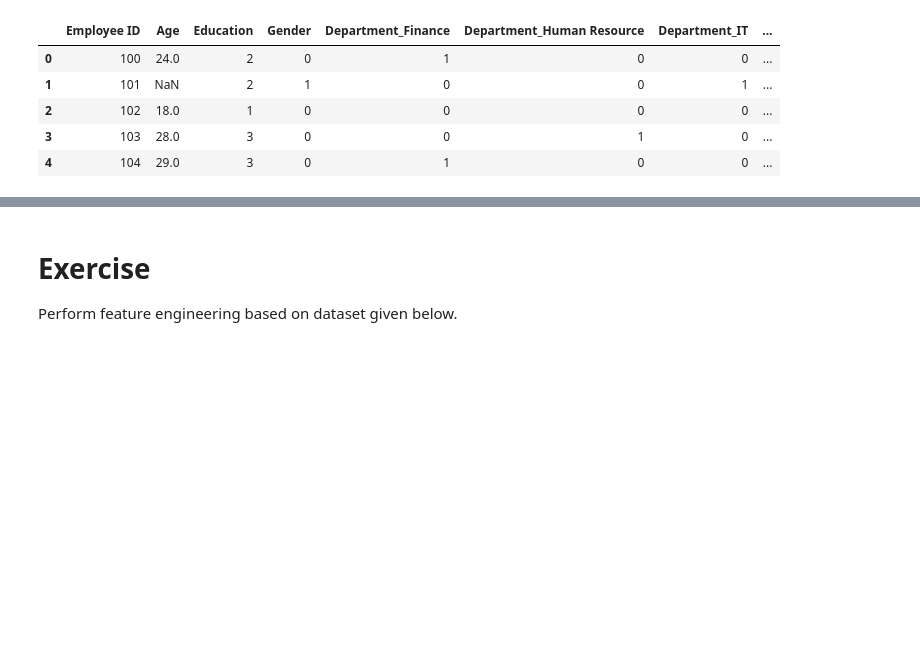
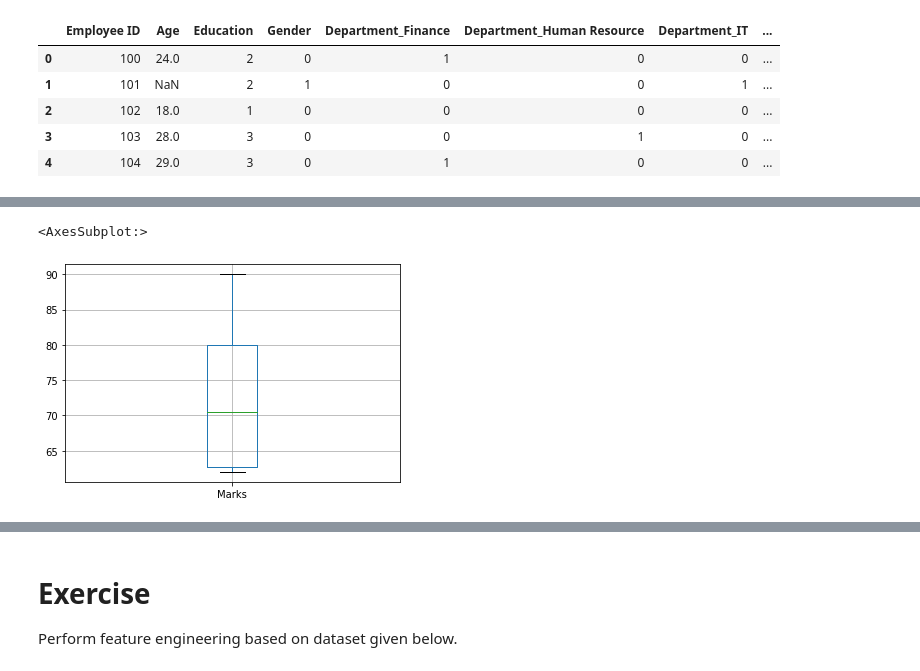
Before and after one commit to CertifaiAI/data-science-fundamentals, a Jupyter notebook: day_1/1S_Feature_Engineering.ipynb, the cells around one changed output, grey strips where cells are left out. Drawn from its saved outputs; the diff is of its cells as text; code cells hidden in the pictures; blank space fills up the shorter version.

```diff
--- a/day_1/1S_Feature_Engineering.ipynb
+++ b/day_1/1S_Feature_Engineering.ipynb
@@ -284,0 +396,7 @@ df.head()
+# %%
+stud_winsor['Marks'] = winsorize(stud_winsor['Marks'], limits=[0.25, 0.1])
+# %%
+stud_winsor.boxplot()
+# %% [output]
+<AxesSubplot:>
+[figure, added]
```
Also changed, not shown: parts of 25 cells of this notebook, 1 other file.
